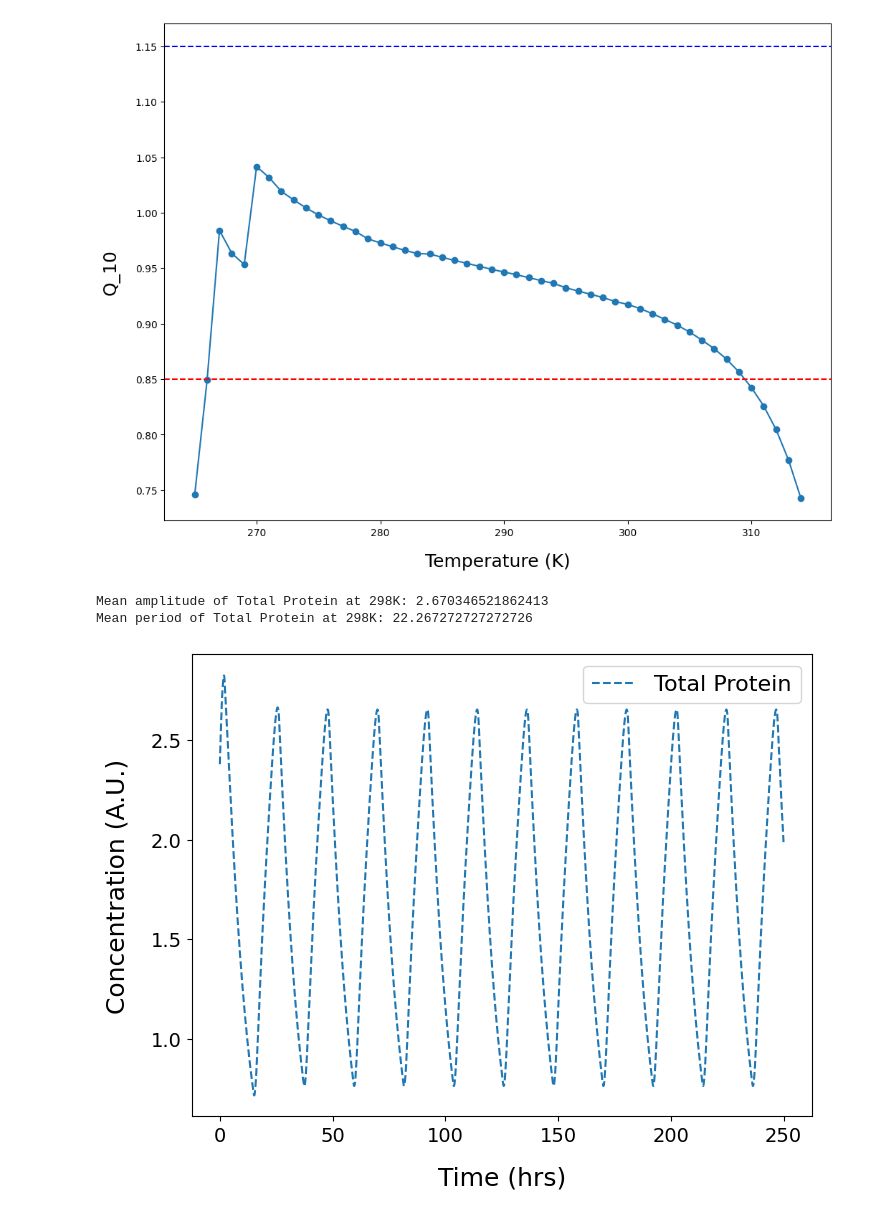
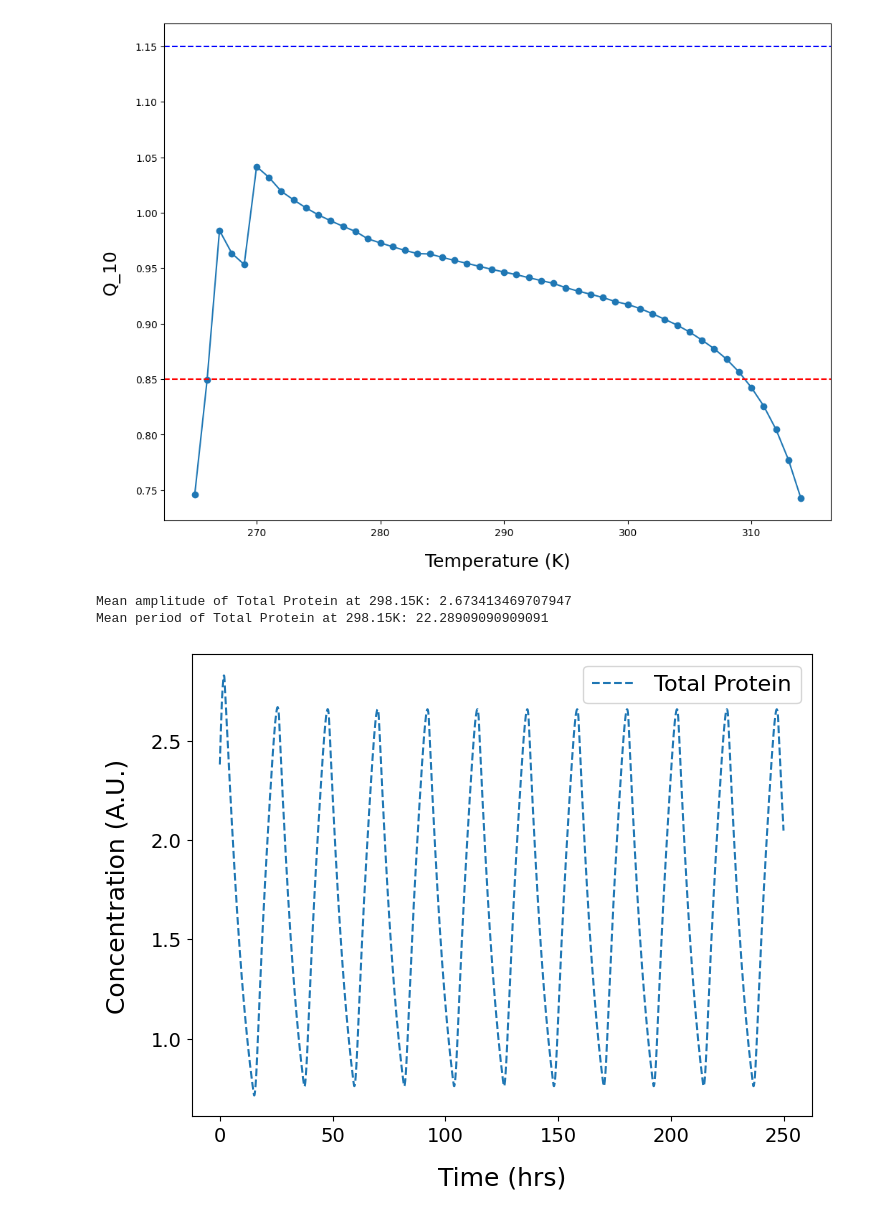
Before and after one commit to YM-25/final_year_project_Temp, a Jupyter notebook: codes/temp_insensitive_KaiABC.ipynb, the cells around one changed output. Drawn from its saved outputs; the diff is of its cells as text; code cells hidden in the pictures.

```diff
--- a/codes/temp_insensitive_KaiABC.ipynb
+++ b/codes/temp_insensitive_KaiABC.ipynb
@@ -225,8 +225,8 @@ def analyze_oscillator_with_plot(Temp, t0=0, tf=250, css=[0.68, 1.36, 0.34]):
 
     plt.show()
 # %%
-analyze_oscillator_with_plot(298)
+analyze_oscillator_with_plot(298.15)
 # %% [output]
-Mean amplitude of Total Protein at 298K: 2.670346521862413
-Mean period of Total Protein at 298K: 22.267272727272726
+Mean amplitude of Total Protein at 298.15K: 2.673413469707947
+Mean period of Total Protein at 298.15K: 22.28909090909091
-[figure, old version]
+[figure, new version]
```
Also changed, not shown: 2 other files.
